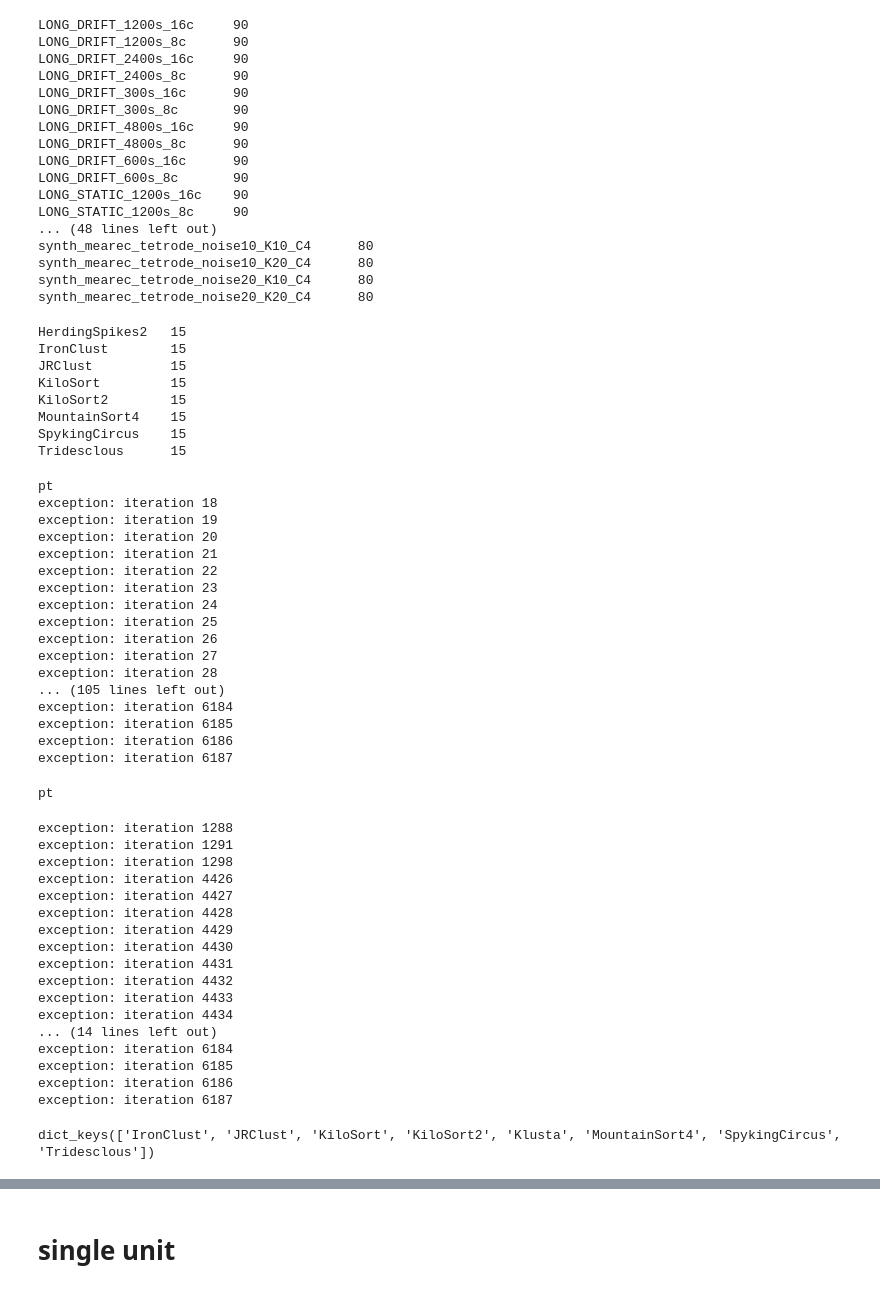
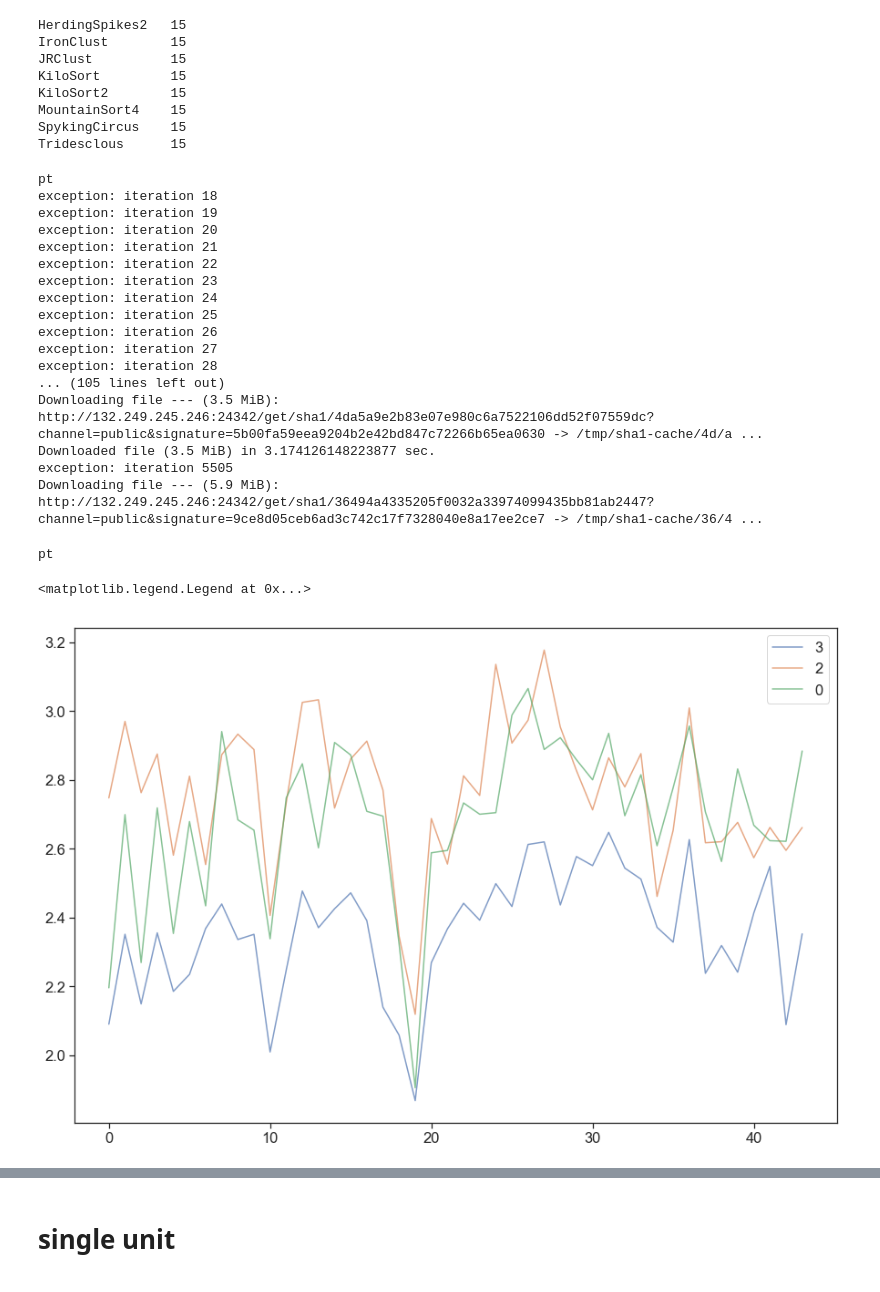
Before and after one commit to smartyna/entropyes, a Jupyter notebook: entroplots.ipynb, the cells around one changed output, grey strips where cells are left out. Cells and saved outputs as stored; diff of their text form; code cells hidden in the pictures.

```diff
--- a/entroplots.ipynb
+++ b/entroplots.ipynb
@@ -7,6 +7,8 @@ import seaborn as sns
 from sklearn.neighbors import KernelDensity
 from pyentropy import DiscreteSystem
 import scipy.stats as stats
+
+sns.set(style='ticks',font_scale=1.5)
 # %%
 import spikeextractors as se
 import kachery as ka
@@ -104,31 +144,6 @@ sorting_results = SF['SortingResults']
 len(sorting_results[0]),len(sorting_results)
 firings_path = ka.load_file(sorting_results[0]['firings'])
 sorting = se.MdaSortingExtractor(firings_path)
-# %%
-ii = []
-for i in sorting_results:
-    ii.append(i['studyName'])
-ii = np.array(ii)
-for n in np.unique(ii):
-    print(n,'\t',sum(ii==n))
-# %% [output]
-LONG_DRIFT_1200s_16c     90
-LONG_DRIFT_1200s_8c      90
-LONG_DRIFT_2400s_16c     90
-LONG_DRIFT_2400s_8c      90
-LONG_DRIFT_300s_16c      90
-LONG_DRIFT_300s_8c       90
-LONG_DRIFT_4800s_16c     90
-LONG_DRIFT_4800s_8c      90
-LONG_DRIFT_600s_16c      90
-LONG_DRIFT_600s_8c       90
-LONG_STATIC_1200s_16c    90
-LONG_STATIC_1200s_8c     90
-... (48 lines left out)
-synth_mearec_tetrode_noise10_K10_C4      80
-synth_mearec_tetrode_noise10_K20_C4      80
-synth_mearec_tetrode_noise20_K10_C4      80
-synth_mearec_tetrode_noise20_K20_C4      80
 # %%
 sorters_ = []; recs = []
 ref_study = 'paired_kampff'
@@ -191,24 +206,27 @@ exception: iteration 26
 exception: iteration 27
 exception: iteration 28
 ... (105 lines left out)
-exception: iteration 6184
-exception: iteration 6185
-exception: iteration 6186
-exception: iteration 6187
+Downloading file --- (3.5 MiB): http://132.249.245.246:24342/get/sha1/4da5a9e2b83e07e980c6a7522106dd52f07559dc?channel=public&signature=5b00fa59eea9204b2e42bd847c72266b65ea0630 -> /tmp/sha1-cache/4d/a ...
+Downloaded file (3.5 MiB) in 3.174126148223877 sec.
+exception: iteration 5505
+Downloading file --- (5.9 MiB): http://132.249.245.246:24342/get/sha1/36494a4335205f0032a33974099435bb81ab2447?channel=public&signature=9ce8d05ceb6ad3c742c17f7328040e8a17ee2ce7 -> /tmp/sha1-cache/36/4 ...
 # %%
 output_sort_c = {} #dictionary
 bias = ['pt'] #list - better
 FR_c = {}; ISI_c = {}
+HF_c = {}
 for y in bias:
+    temp_out = {k:{} for k in sorters}
     all_methods = {k:{} for k in sorters}
     fr = {k:{} for k in sorters}
     isi = {k:{} for k in sorters}
     for k in sorters:
+        temp_out[k] = {kk:[] for kk in recs_names}
         all_methods[k] = {kk:[] for kk in recs_names}
         fr[k] = {kk:[] for kk in recs_names}
         isi[k] = {kk:[] for kk in recs_names}
     print(y)
-    for x in range(len(sorting_results)):
+    for x in range(100):
         if sorting_results[x]['studyName']==ref_study:
             try:
                 firings_path = ka.load_file(sorting_results[x]['firings'])
@@ -216,32 +234,27 @@ for y in bias:
                 rec_temp = sorting_results[x]['recordingName']
                 sorting = se.MdaSortingExtractor(firings_path)
                 all_methods[sort_temp][rec_temp], fr[sort_temp][rec_temp], isi[sort_temp][rec_temp] =\
-                    calculate_entropies_counts(sorting, method=y, sampling_frequency=30000,
+                    calculate_entropies_counts_t(sorting, method=y, sampling_frequency=30000,
                                        binSec=0.3)
+                for i in range(len(all_methods[sort_temp][rec_temp])):
+                    nSpike = len(isi[sort_temp][rec_temp][i])+1;
+                    FR_spk = np.mean(fr[sort_temp][rec_temp][i]);
+                    H_poiss = run_poisson_spkH_samples(FR_spk,0.3,nSpike,10)
+                    temp_out[sort_temp][rec_temp].append(
+                        all_methods[sort_temp][rec_temp][i]/H_poiss)
             except:
                 print('exception: iteration %s'%x)
+    HF_c[y] = temp_out
     output_sort_c[y]= all_methods
     FR_c[y] = fr; ISI_c[y] = isi
 # %% [output]
 pt
-exception: iteration 1288
-exception: iteration 1291
-exception: iteration 1298
-exception: iteration 4426
-exception: iteration 4427
-exception: iteration 4428
-exception: iteration 4429
-exception: iteration 4430
-exception: iteration 4431
-exception: iteration 4432
-exception: iteration 4433
-exception: iteration 4434
-... (14 lines left out)
-exception: iteration 6184
-exception: iteration 6185
-exception: iteration 6186
-exception: iteration 6187
-# %%
-ISI_c['pt'].keys()
-# %% [output]
-dict_keys(['IronClust', 'JRClust', 'KiloSort', 'KiloSort2', 'Klusta', 'MountainSort4', 'SpykingCircus', 'Tridesclous'])
+# %%
+plt.figure(figsize=(15,10))
+indx = np.argsort(out_mi[sort_temp][rec_temp])[-3:]
+for n in indx:
+    plt.plot(output_sort_c['pt'][sort_temp][rec_temp][n], alpha=.7, label=n)
+plt.legend()
+# %% [output]
+<matplotlib.legend.Legend at 0x...>
+[figure, added]
```
Also changed, not shown: parts of 12 cells of this notebook, 2 other files.
